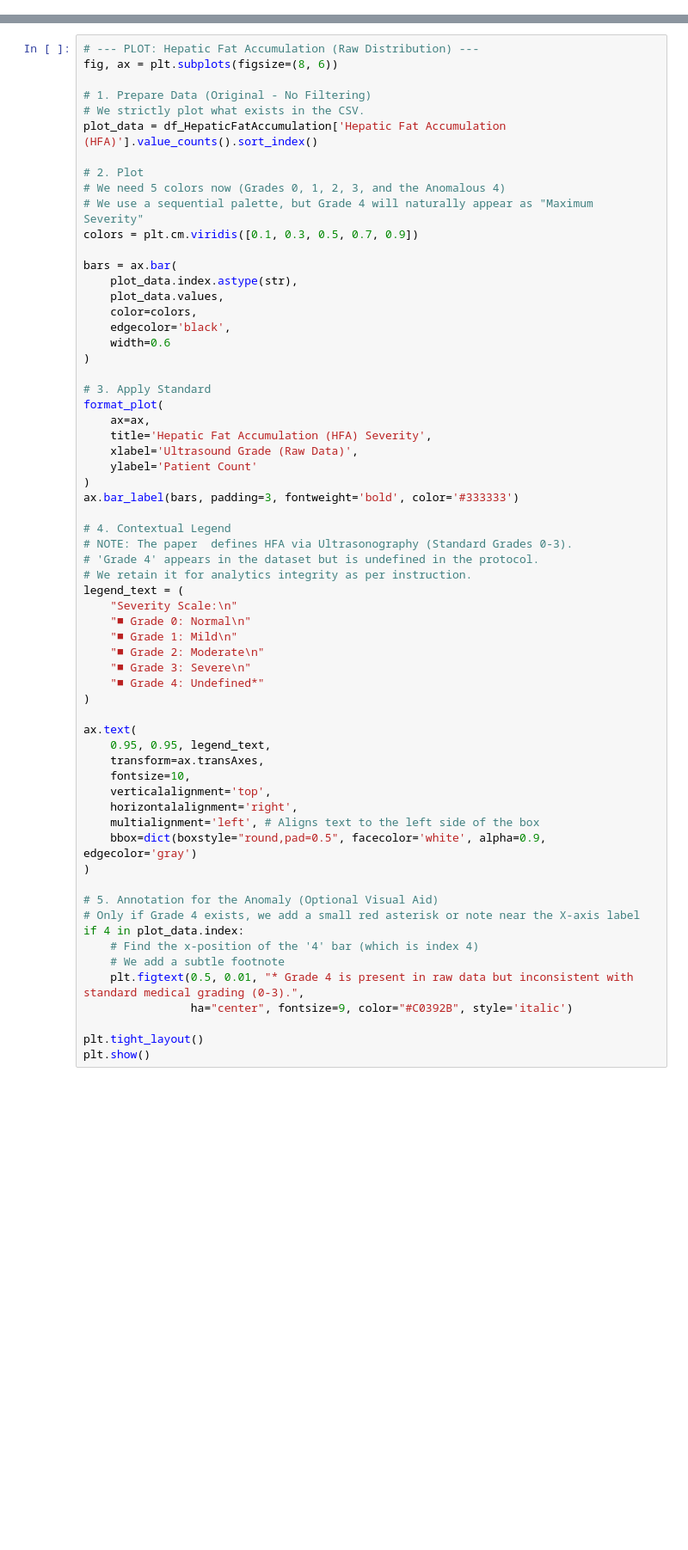
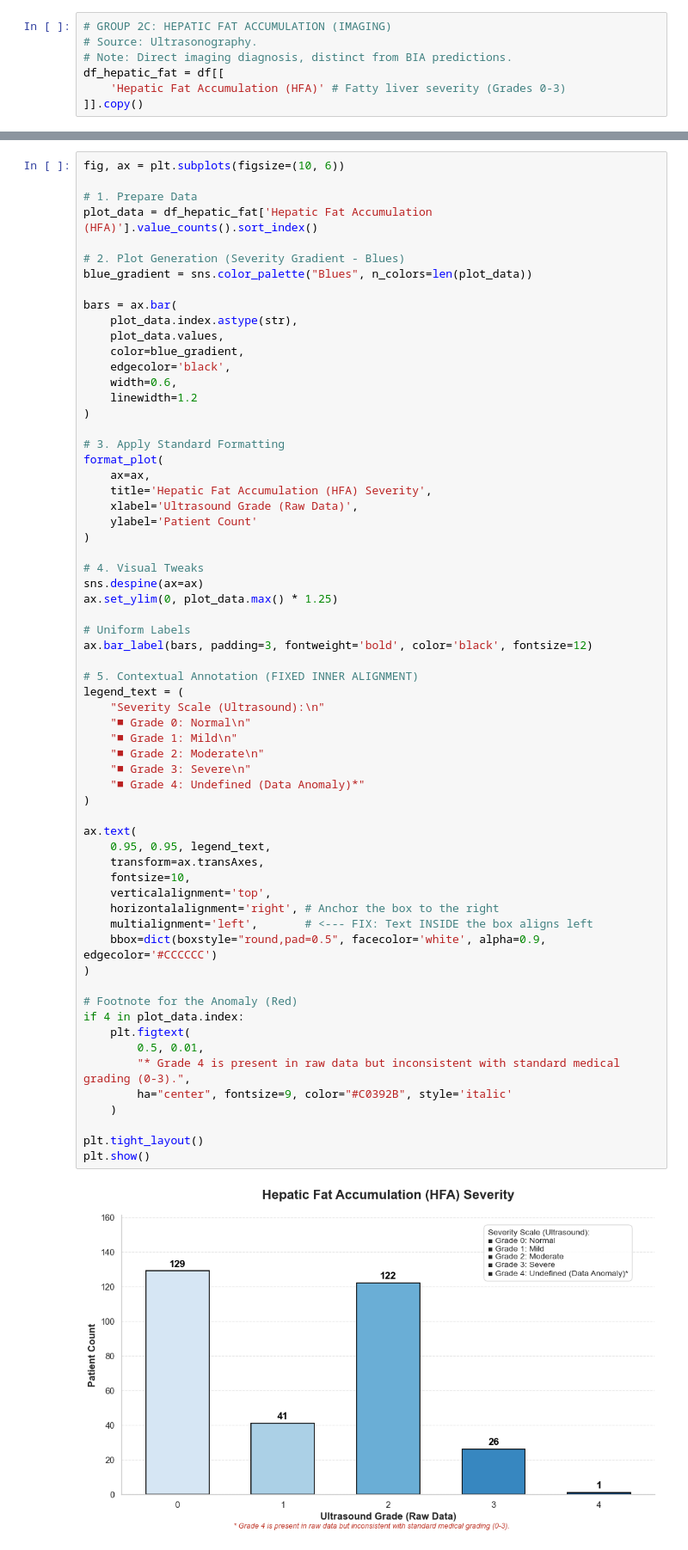
Before and after one commit to youquanneu/COMP3200_Individual_Project, a Jupyter notebook: Pipeline/DataAnalysis.ipynb, the cells around one changed output, grey strips where cells are left out. Shown at 86% size. Saved outputs shown, nothing was run; the diff lists cells and outputs as text; blank space fills up the shorter version.

```diff
--- a/Pipeline/DataAnalysis.ipynb
+++ b/Pipeline/DataAnalysis.ipynb
@@ -186,0 +138,7 @@ else:
+# %%
+# GROUP 2C: HEPATIC FAT ACCUMULATION (IMAGING)
+# Source: Ultrasonography.
+# Note: Direct imaging diagnosis, distinct from BIA predictions.
+df_hepatic_fat = df[[
+    'Hepatic Fat Accumulation (HFA)' # Fatty liver severity (Grades 0-3)
+]].copy()
@@ -298,63 +395,65 @@ plt.show()
 # %%
-# --- PLOT: Hepatic Fat Accumulation (Raw Distribution) ---
-fig, ax = plt.subplots(figsize=(8, 6))
+fig, ax = plt.subplots(figsize=(10, 6))
 
-# 1. Prepare Data (Original - No Filtering)
-# We strictly plot what exists in the CSV.
-plot_data = df_HepaticFatAccumulation['Hepatic Fat Accumulation (HFA)'].value_counts().sort_index()
+# 1. Prepare Data
+plot_data = df_hepatic_fat['Hepatic Fat Accumulation (HFA)'].value_counts().sort_index()
 
-# 2. Plot
-# We need 5 colors now (Grades 0, 1, 2, 3, and the Anomalous 4)
-# We use a sequential palette, but Grade 4 will naturally appear as "Maximum Severity"
-colors = plt.cm.viridis([0.1, 0.3, 0.5, 0.7, 0.9])
+# 2. Plot Generation (Severity Gradient - Blues)
+blue_gradient = sns.color_palette("Blues", n_colors=len(plot_data))
 
 bars = ax.bar(
     plot_data.index.astype(str),
     plot_data.values,
-    color=colors,
+    color=blue_gradient,
     edgecolor='black',
-    width=0.6
+    width=0.6,
+    linewidth=1.2
 )
 
-# 3. Apply Standard
+# 3. Apply Standard Formatting
 format_plot(
     ax=ax,
     title='Hepatic Fat Accumulation (HFA) Severity',
     xlabel='Ultrasound Grade (Raw Data)',
     ylabel='Patient Count'
 )
-ax.bar_label(bars, padding=3, fontweight='bold', color='#333333')
 
-# 4. Contextual Legend
-# NOTE: The paper  defines HFA via Ultrasonography (Standard Grades 0-3).
-# 'Grade 4' appears in the dataset but is undefined in the protocol.
-# We retain it for analytics integrity as per instruction.
+# 4. Visual Tweaks
+sns.despine(ax=ax)
+ax.set_ylim(0, plot_data.max() * 1.25)
+
+# Uniform Labels
+ax.bar_label(bars, padding=3, fontweight='bold', color='black', fontsize=12)
+
+# 5. Contextual Annotation (FIXED INNER ALIGNMENT)
 legend_text = (
-    "Severity Scale:\n"
+    "Severity Scale (Ultrasound):\n"
     "■ Grade 0: Normal\n"
     "■ Grade 1: Mild\n"
     "■ Grade 2: Moderate\n"
     "■ Grade 3: Severe\n"
-    "■ Grade 4: Undefined*"
+    "■ Grade 4: Undefined (Data Anomaly)*"
 )
 
 ax.text(
     0.95, 0.95, legend_text,
     transform=ax.transAxes,
     fontsize=10,
     verticalalignment='top',
-    horizontalalignment='right',
-    multialignment='left', # Aligns text to the left side of the box
-    bbox=dict(boxstyle="round,pad=0.5", facecolor='white', alpha=0.9, edgecolor='gray')
+    horizontalalignment='right', # Anchor the box to the right
+    multialignment='left',       # <--- FIX: Text INSIDE the box aligns left
+    bbox=dict(boxstyle="round,pad=0.5", facecolor='white', alpha=0.9, edgecolor='#CCCCCC')
 )
 
-# 5. Annotation for the Anomaly (Optional Visual Aid)
-# Only if Grade 4 exists, we add a small red asterisk or note near the X-axis label
+# Footnote for the Anomaly (Red)
 if 4 in plot_data.index:
-    # Find the x-position of the '4' bar (which is index 4)
-    # We add a subtle footnote
-    plt.figtext(0.5, 0.01, "* Grade 4 is present in raw data but inconsistent with standard medical grading (0-3).",
-                ha="center", fontsize=9, color="#C0392B", style='italic')
+    plt.figtext(
+        0.5, 0.01,
+        "* Grade 4 is present in raw data but inconsistent with standard medical grading (0-3).",
+        ha="center", fontsize=9, color="#C0392B", style='italic'
+    )
 
 plt.tight_layout()
 plt.show()
+# %% [output]
+[figure, added]
```
Also changed, not shown: parts of 31 cells of this notebook, 1 other file.
